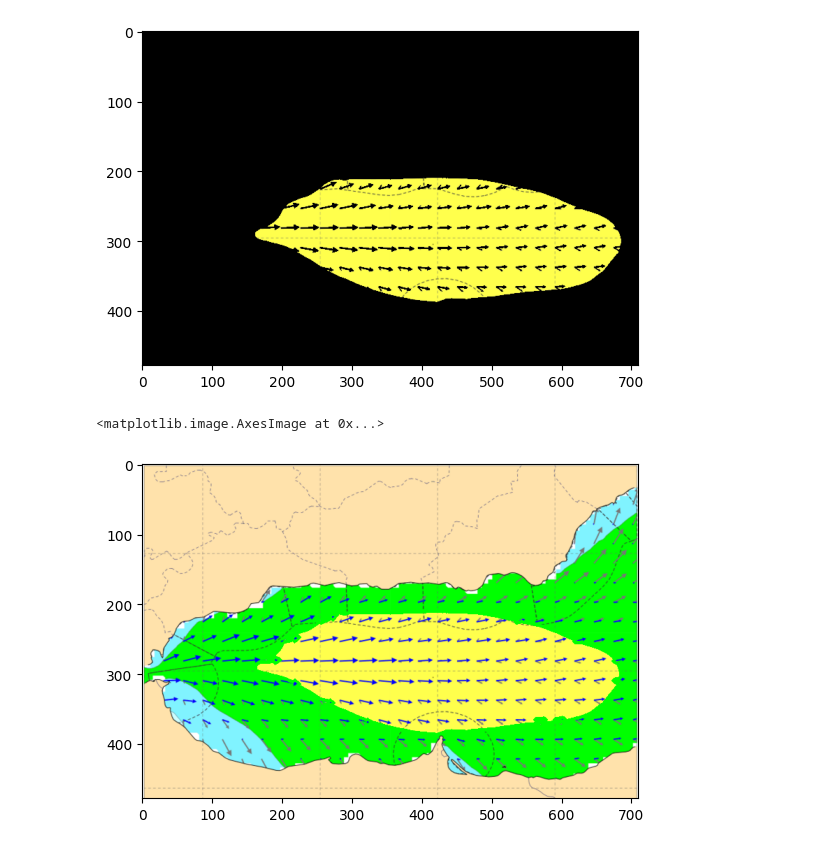
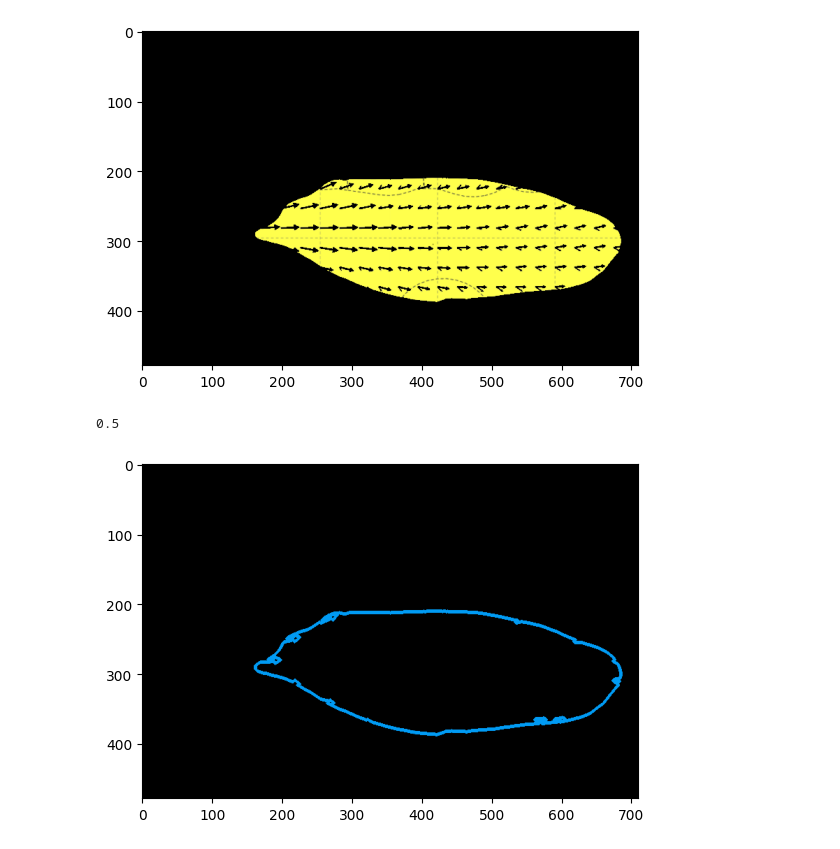
Before and after one commit to jesusgollonet/aemet-yellow-watch, a Jupyter notebook: scratch/01_hsv_detection.ipynb, the cells around one changed output. Saved outputs shown, nothing was run; the diff lists cells and outputs as text; code cells hidden in the pictures.

```diff
--- a/scratch/01_hsv_detection.ipynb
+++ b/scratch/01_hsv_detection.ipynb
@@ -49,23 +49,30 @@ plt.imshow(cv.cvtColor(result, cv.COLOR_BGR2RGB))
 # %%
 def rgb_to_hsv(rgb:list) -> np.ndarray:
     source = np.array(rgb, dtype=np.uint8).reshape(1, 1, 3)
     return cv.cvtColor(source, cv.COLOR_RGB2HSV)
 
 def hsv_bounds(hsv:np.ndarray, margin:int=2) -> tuple:
     h = hsv[0, 0, 0]
     return (np.array([h - margin, 100, 100]), np.array([h + margin, 255, 255]))
 
 c = [255,255,110]
 lower, upper = hsv_bounds(rgb_to_hsv(c), 2)
 
 mask = cv.inRange(hsv, lower, upper)
 # I don't really need to see the image, i can find contours in the mask
 
 contours, _ = cv.findContours(mask, cv.RETR_EXTERNAL, cv.CHAIN_APPROX_SIMPLE)
 
+area = cv.contourArea(contours[0])
+# create image to draw contours on
+cont_img = np.zeros_like(img)
+
 # I'll draw the contours on the original image
-cv.drawContours(img, contours, -1, (0,255,0), 3)
-plt.imshow(cv.cvtColor(img, cv.COLOR_BGR2RGB))
+cv.drawContours(cont_img, contours, -1, (244,155,0), 3)
+plt.imshow(cv.cvtColor(cont_img, cv.COLOR_BGR2RGB))
+
+
+area
 # %% [output]
-<matplotlib.image.AxesImage at 0x...>
+0.5
-[figure, old version]
+[figure, new version]
```
Also changed, not shown: 2 other files.
